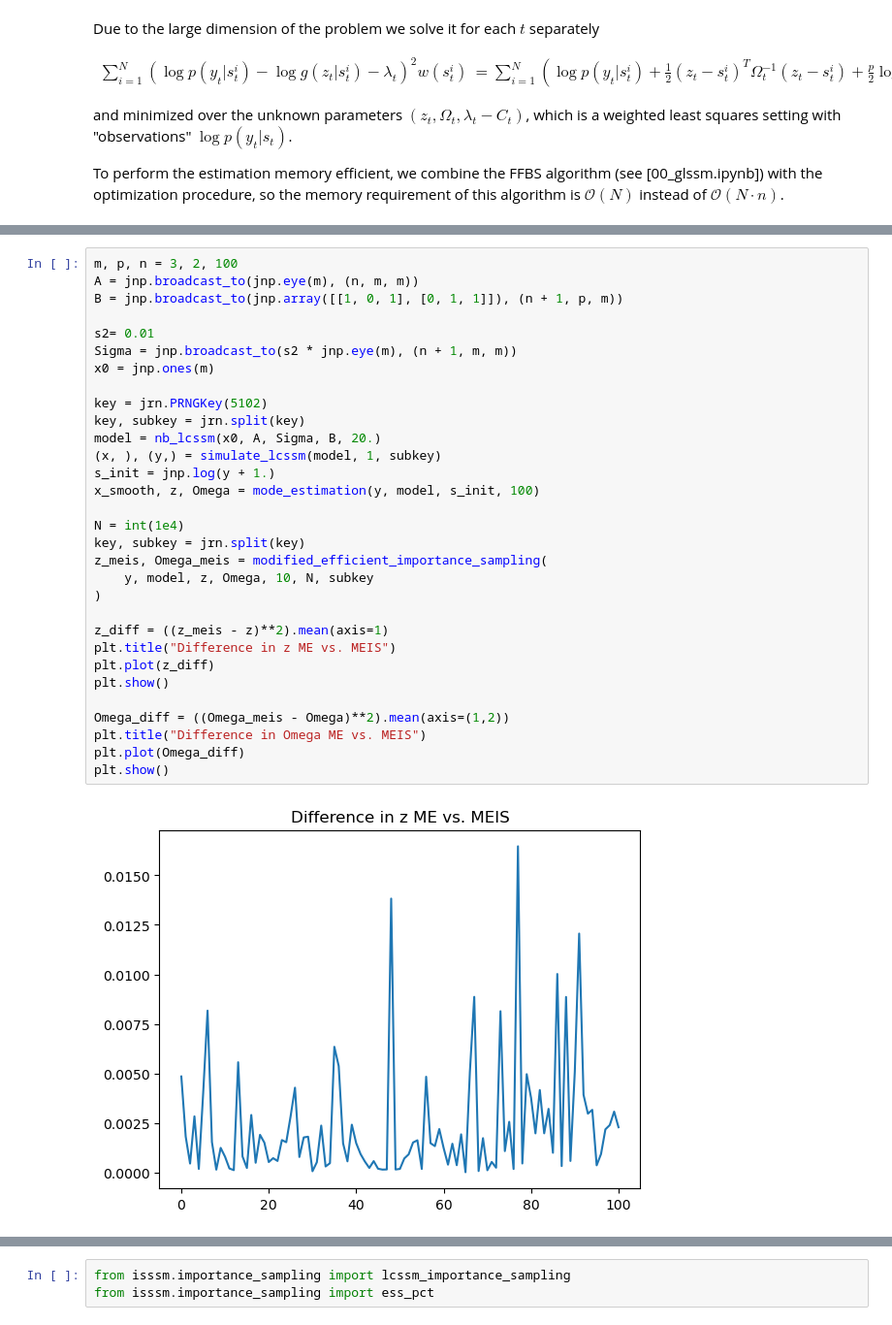
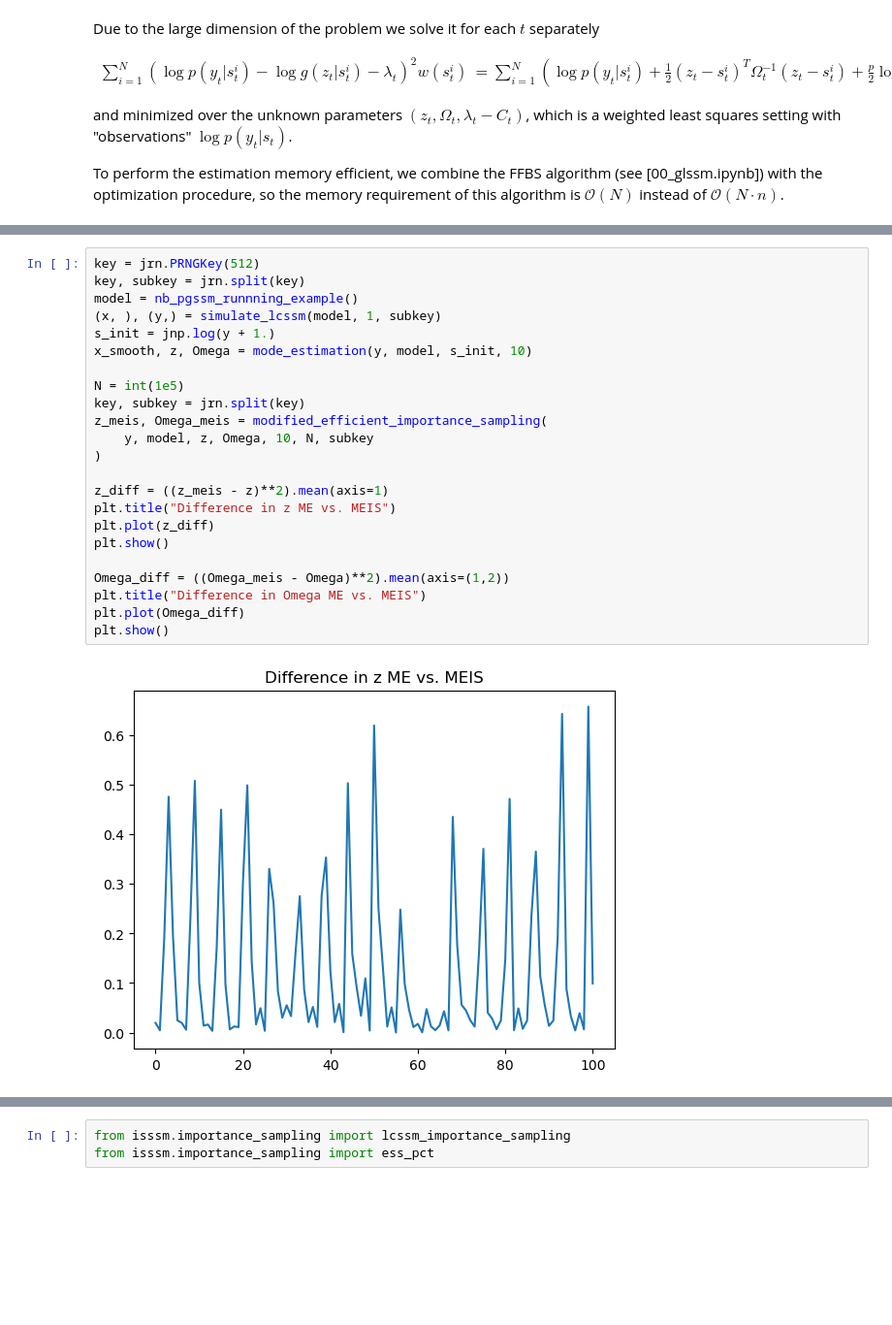
Before and after one commit to stefanheyder/isssm, a Jupyter notebook: nbs/50_modified_efficient_importance_sampling.ipynb, the cells around one changed output, grey strips where cells are left out. Shown at 97% size. Saved outputs shown, nothing was run; the diff lists cells and outputs as text; blank space fills up the shorter version.

```diff
--- a/nbs/50_modified_efficient_importance_sampling.ipynb
+++ b/nbs/50_modified_efficient_importance_sampling.ipynb
@@ -207,35 +207,27 @@ import matplotlib.pyplot as plt
 from isssm.importance_sampling import ess_lw
 from isssm.typing import PGSSM
 # %%
-m, p, n = 3, 2, 100
-A = jnp.broadcast_to(jnp.eye(m), (n, m, m))
-B = jnp.broadcast_to(jnp.array([[1, 0, 1], [0, 1, 1]]), (n + 1, p, m))
-
-s2= 0.01
-Sigma = jnp.broadcast_to(s2 * jnp.eye(m), (n + 1, m, m))
-x0 = jnp.ones(m)
-
-key = jrn.PRNGKey(5102)
+key = jrn.PRNGKey(512)
 key, subkey = jrn.split(key)
-model = nb_lcssm(x0, A, Sigma, B, 20.)
+model = nb_pgssm_runnning_example()
 (x, ), (y,) = simulate_lcssm(model, 1, subkey)
 s_init = jnp.log(y + 1.)
-x_smooth, z, Omega = mode_estimation(y, model, s_init, 100)
+x_smooth, z, Omega = mode_estimation(y, model, s_init, 10)
 
-N = int(1e4)
+N = int(1e5)
 key, subkey = jrn.split(key)
 z_meis, Omega_meis = modified_efficient_importance_sampling(
     y, model, z, Omega, 10, N, subkey
 )
 
 z_diff = ((z_meis - z)**2).mean(axis=1)
 plt.title("Difference in z ME vs. MEIS")
 plt.plot(z_diff)
 plt.show()
 
 Omega_diff = ((Omega_meis - Omega)**2).mean(axis=(1,2))
 plt.title("Difference in Omega ME vs. MEIS")
 plt.plot(Omega_diff)
 plt.show()
 # %% [output]
-[figure, old version]
+[figure, new version]
```
Also changed, not shown: parts of 7 cells of this notebook, 18 other files.
